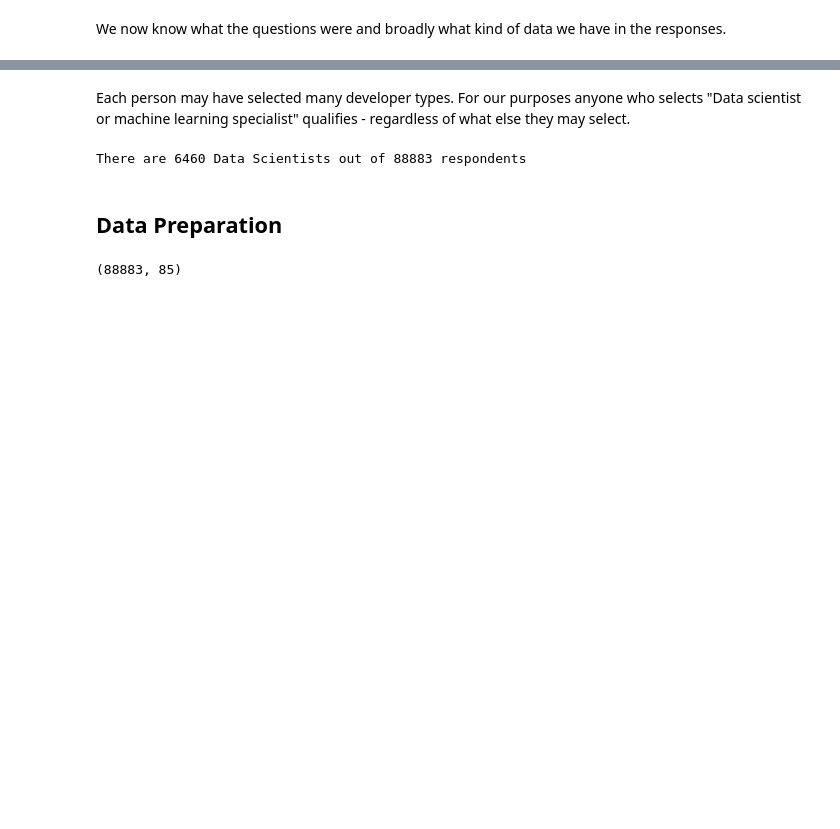
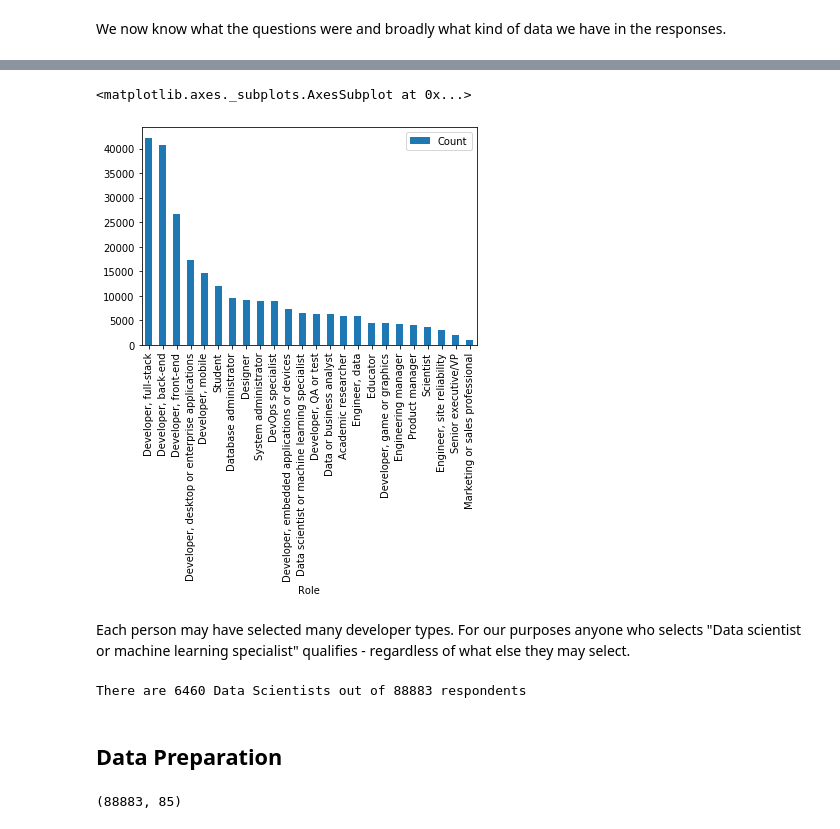
Before and after one commit to deacona/stackoverflow2019, a Jupyter notebook: Q2_Data_Scientist_classifier.ipynb, the cells around one changed output, grey strips where cells are left out. Saved outputs shown, nothing was run; the diff lists cells and outputs as text; code cells hidden in the pictures; blank space fills up the shorter version.

```diff
--- a/Q2_Data_Scientist_classifier.ipynb
+++ b/Q2_Data_Scientist_classifier.ipynb
@@ -105,0 +113,3 @@ responses.DevType.value_counts()[:20].plot(kind="bar")
+# %%
+devTypeRoles = ";".join(role for role in responses.DevType.dropna()).split(";")
+devTypeRoles[:20]
@@ -106,3 +137,8 @@ responses.DevType.value_counts()[:20].plot(kind="bar")
+# %%
+pd.DataFrame([[x,devTypeRoles.count(x)] for x in set(devTypeRoles)], columns=["Role", "Count"]).set_index(["Role"]).sort_values(by="Count", ascending=False).plot(kind="bar")
+# %% [output]
+<matplotlib.axes._subplots.AxesSubplot at 0x...>
+[figure, added]
 # %% [markdown]
 Each person may have selected many developer types. For our purposes anyone who selects "Data scientist or machine learning specialist" qualifies - regardless of what else they may select.
 # %%
```
Also changed, not shown: parts of 46 cells of this notebook.
